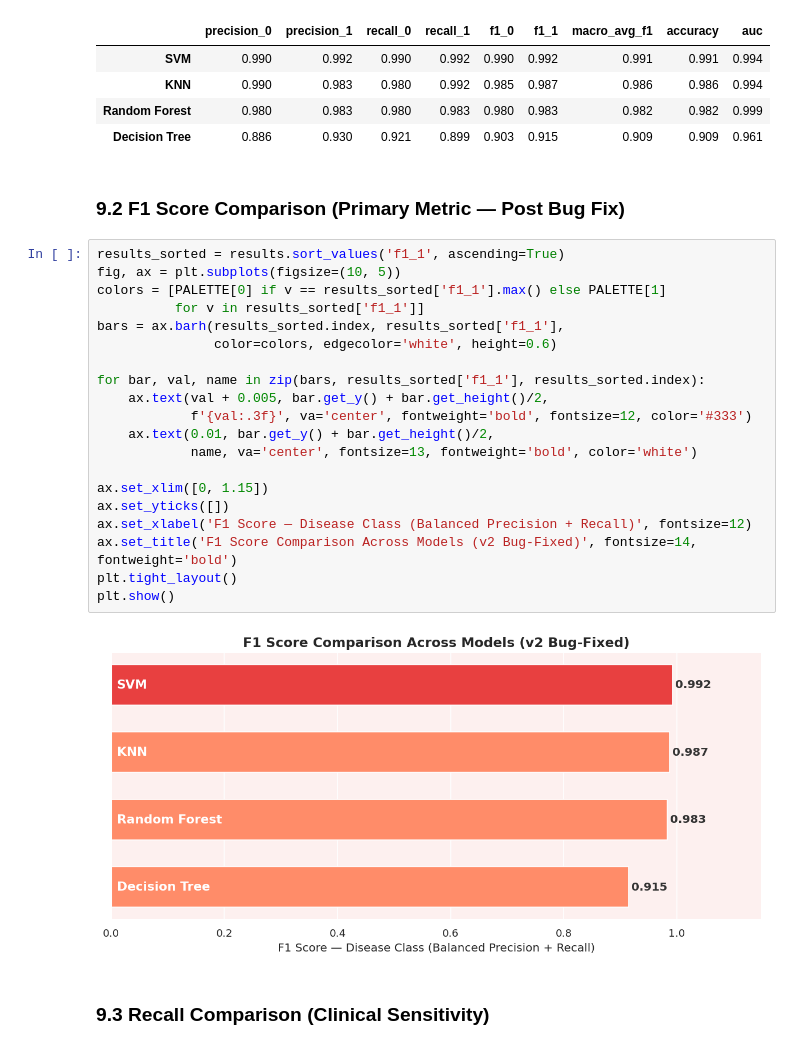
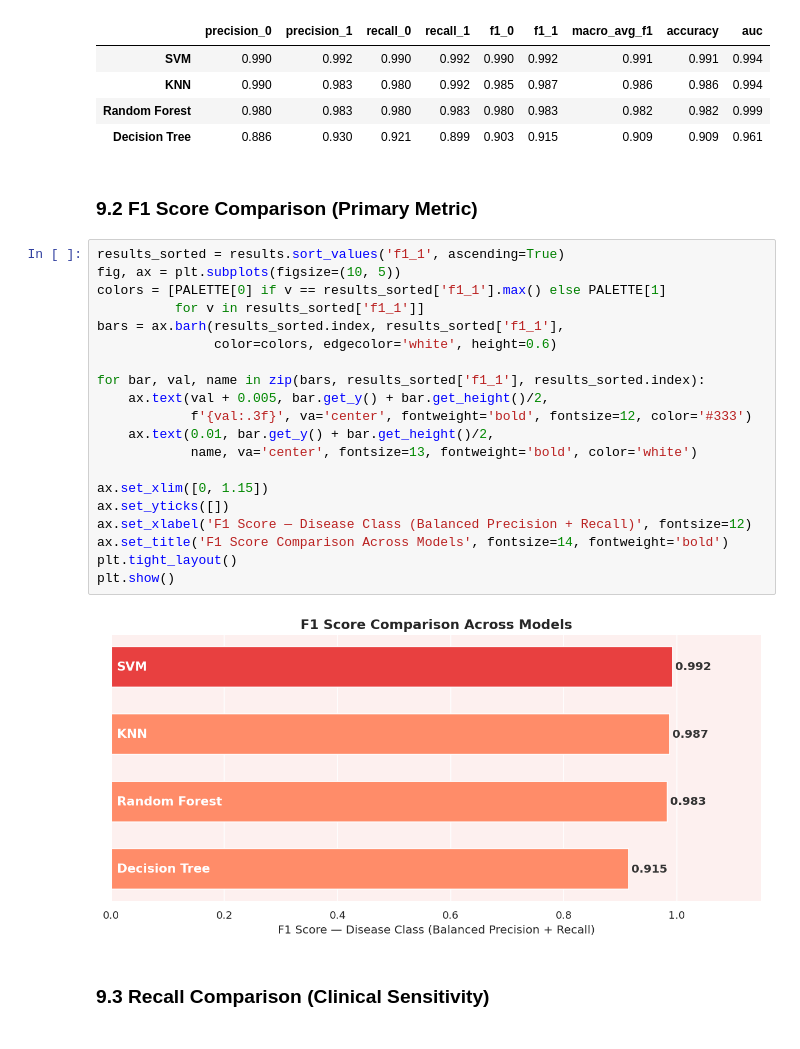
Before and after one commit to Sachin20010517/sca-supervised-prediction-model, a Jupyter notebook: SCA_Prediction_FYP.ipynb, the cells around one changed output. Cells and saved outputs as stored; diff of their text form.

```diff
--- a/SCA_Prediction_FYP.ipynb
+++ b/SCA_Prediction_FYP.ipynb
@@ -945,29 +945,29 @@ Model Performance on Test Set (v2 — Bug-Fixed)
 | Random Forest | 0.980 | 0.983 | 0.980 | 0.983 | 0.980 | 0.983 | 0.982 | 0.982 | 0.999 |
 | Decision Tree | 0.886 | 0.930 | 0.921 | 0.899 | 0.903 | 0.915 | 0.909 | 0.909 | 0.961 |
 # %% [markdown]
-### 9.2 F1 Score Comparison (Primary Metric — Post Bug Fix)
+### 9.2 F1 Score Comparison (Primary Metric)
 # %%
 results_sorted = results.sort_values('f1_1', ascending=True)
 fig, ax = plt.subplots(figsize=(10, 5))
 colors = [PALETTE[0] if v == results_sorted['f1_1'].max() else PALETTE[1]
           for v in results_sorted['f1_1']]
 bars = ax.barh(results_sorted.index, results_sorted['f1_1'],
                color=colors, edgecolor='white', height=0.6)
 
 for bar, val, name in zip(bars, results_sorted['f1_1'], results_sorted.index):
     ax.text(val + 0.005, bar.get_y() + bar.get_height()/2,
             f'{val:.3f}', va='center', fontweight='bold', fontsize=12, color='#333')
     ax.text(0.01, bar.get_y() + bar.get_height()/2,
             name, va='center', fontsize=13, fontweight='bold', color='white')
 
 ax.set_xlim([0, 1.15])
 ax.set_yticks([])
 ax.set_xlabel('F1 Score — Disease Class (Balanced Precision + Recall)', fontsize=12)
-ax.set_title('F1 Score Comparison Across Models (v2 Bug-Fixed)', fontsize=14, fontweight='bold')
+ax.set_title('F1 Score Comparison Across Models', fontsize=14, fontweight='bold')
 plt.tight_layout()
 plt.show()
 # %% [output]
-[figure, old version]
+[figure, new version]
 # %% [markdown]
 ### 9.3 Recall Comparison (Clinical Sensitivity)
 # %%
```
Also changed, not shown: parts of 6 cells of this notebook.
